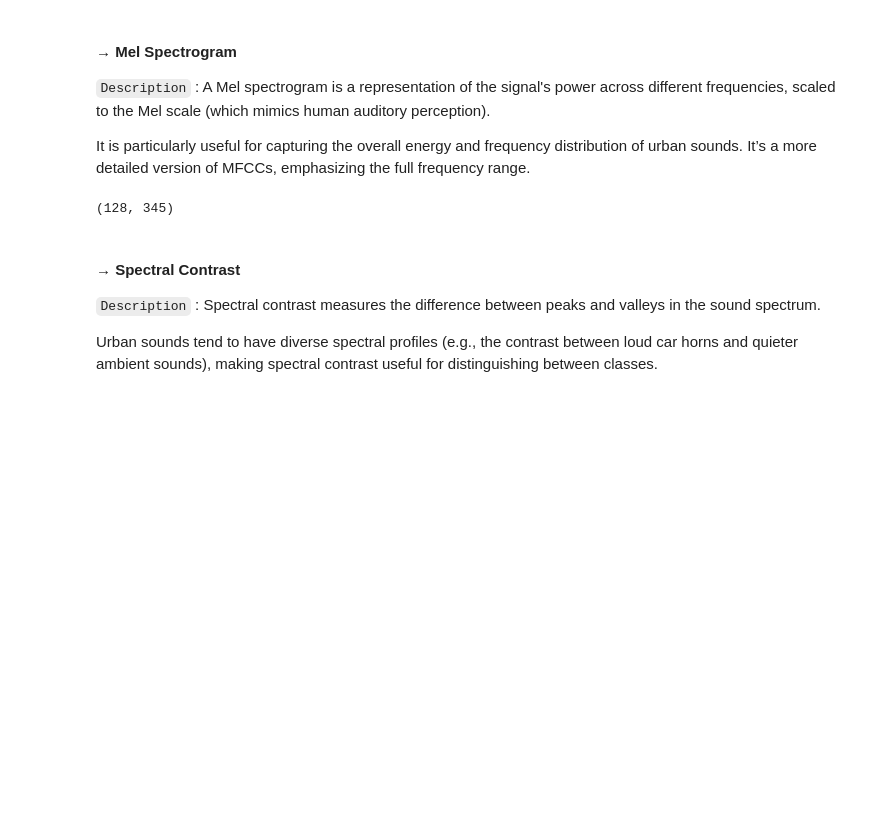
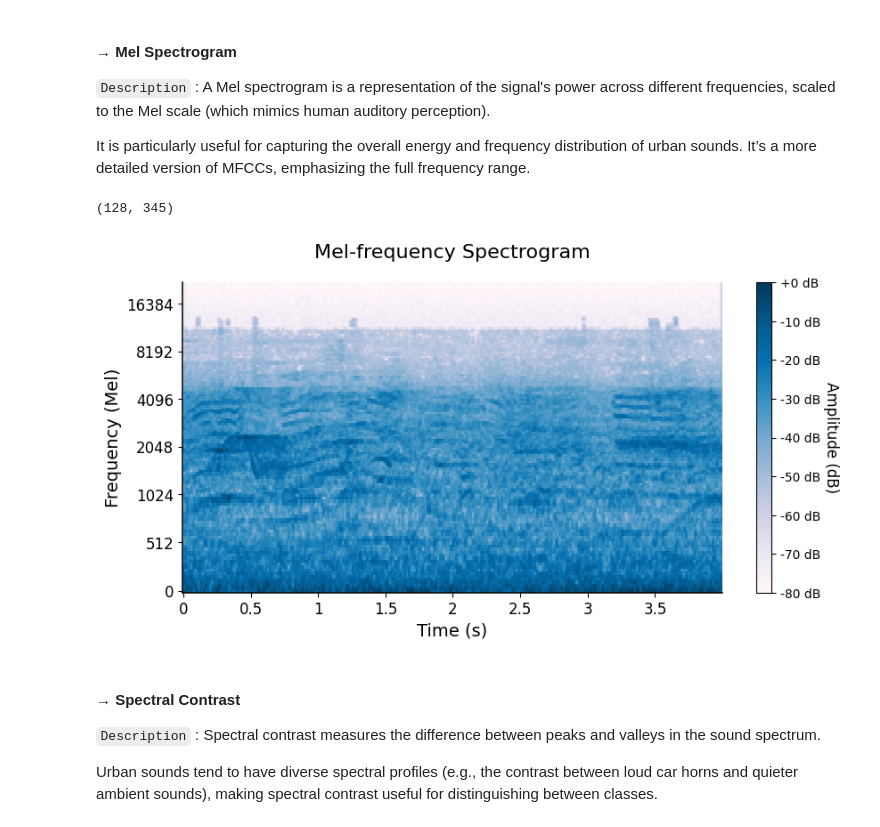
Before and after one commit to EstevesX10/ML2-Urban-Sound-Classification, a Jupyter notebook: Urban-Sound-Classification/UrbanSoundClassification.ipynb, the cells around one changed output. Cells and saved outputs as stored; diff of their text form; code cells hidden in the pictures; blank space fills up the shorter version.

```diff
--- a/Urban-Sound-Classification/UrbanSoundClassification.ipynb
+++ b/Urban-Sound-Classification/UrbanSoundClassification.ipynb
@@ -240,6 +241,11 @@ print(melSpectrogram.shape)
 # melSpectrogram
 # %% [output]
 (128, 345)
+# %%
+# Plot the Mel Spectrogram
+plotMelSpectrogram(audioData, config['SAMPLE_RATE'])
+# %% [output]
+[figure, added]
 # %% [markdown]
 #### &rarr; Spectral Contrast
 
```
Also changed, not shown: parts of 7 cells of this notebook.
